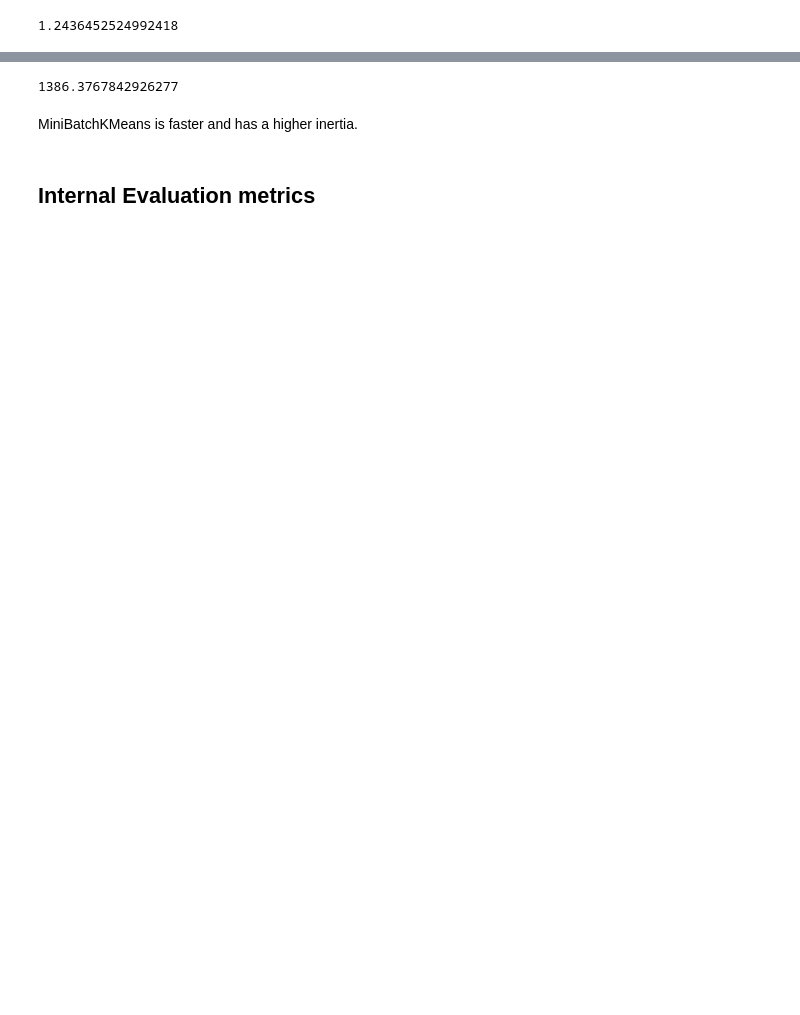
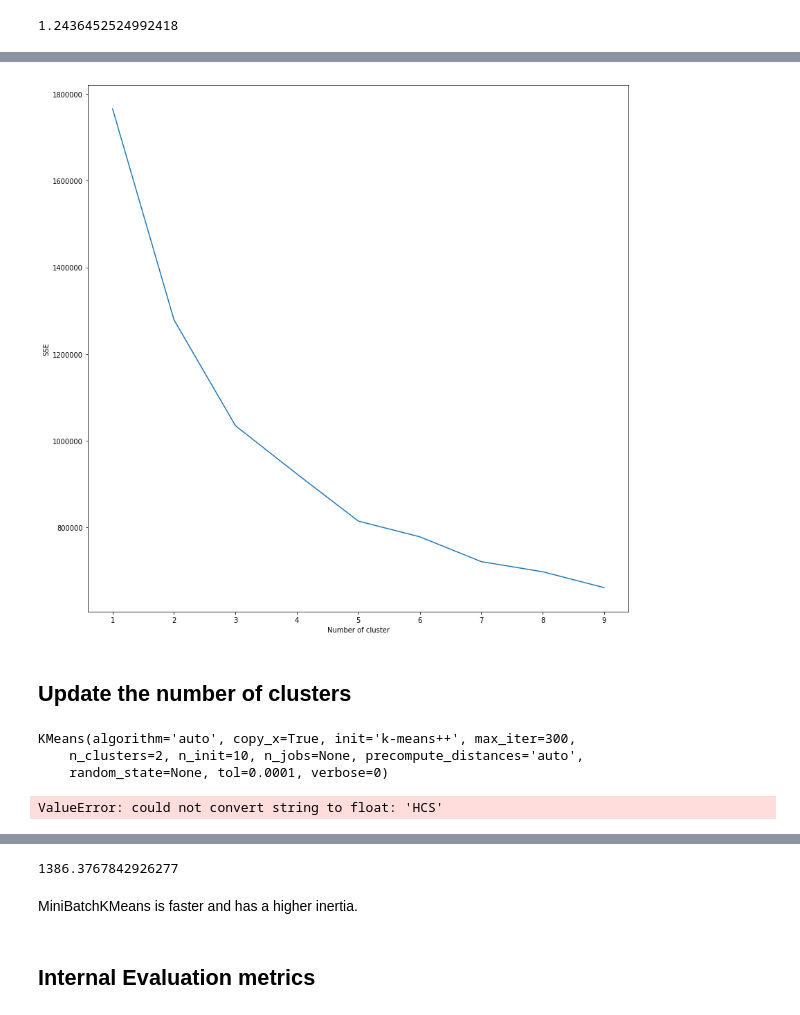
Before and after one commit to crsimmons1/JdMS, a Jupyter notebook: Kmeans.ipynb, the cells around one changed output, grey strips where cells are left out. Drawn from its saved outputs; the diff is of its cells as text; code cells hidden in the pictures; blank space fills up the shorter version.

```diff
--- a/Kmeans.ipynb
+++ b/Kmeans.ipynb
@@ -215,0 +211,6 @@ cluster_summary
+# %%
+%%time
+range_k = [1,2,3,4,5,6]
+results_k = {}
+for k in range_k:
+    results_k[k] = evaluate_k_kmeans_inertia(k)
@@ -215,0 +239,26 @@ cluster_summary
+# %%
+sse = {}
+for k in range(1, 10):
+   kmeans = KMeans(n_clusters=k).fit(data_processed)
+   #print(data["clusters"])
+   sse[k] = kmeans.inertia_ # Inertia: Sum of distances of samples to their closest cluster center
+plt.figure()
+plt.plot(list(sse.keys()), list(sse.values()))
+plt.xlabel("Number of clusters")
+plt.ylabel("SSE")
+plt.show()
+# %% [output]
+[figure, added]
+# %% [markdown]
+## Update the number of clusters
+# %%
+clusterer = KMeans(n_clusters=2)
+clusterer.fit(data_processed)
+# %% [output]
+KMeans(algorithm='auto', copy_x=True, init='k-means++', max_iter=300,
+    n_clusters=2, n_init=10, n_jobs=None, precompute_distances='auto',
+    random_state=None, tol=0.0001, verbose=0)
+# %%
+cluster_results = kmeans_cluster(data, 2)
+# %% [output]
+ValueError: could not convert string to float: 'HCS'
```
Also changed, not shown: parts of 56 cells of this notebook.
